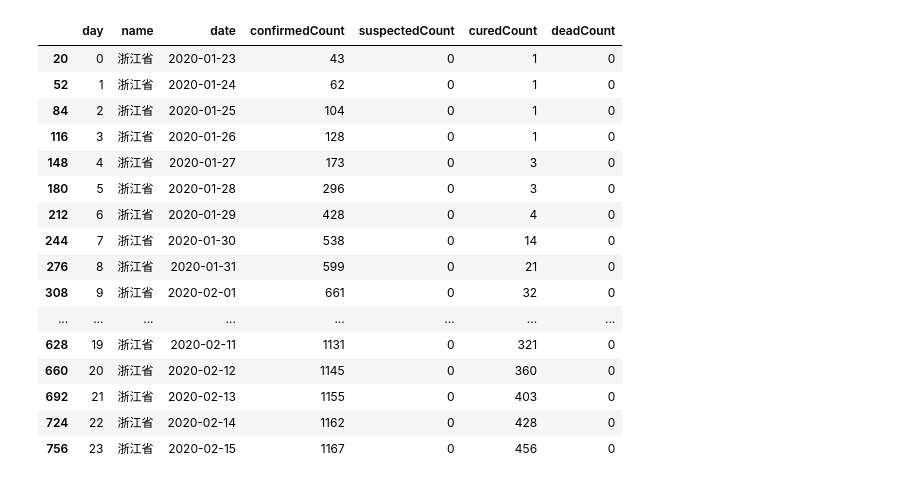
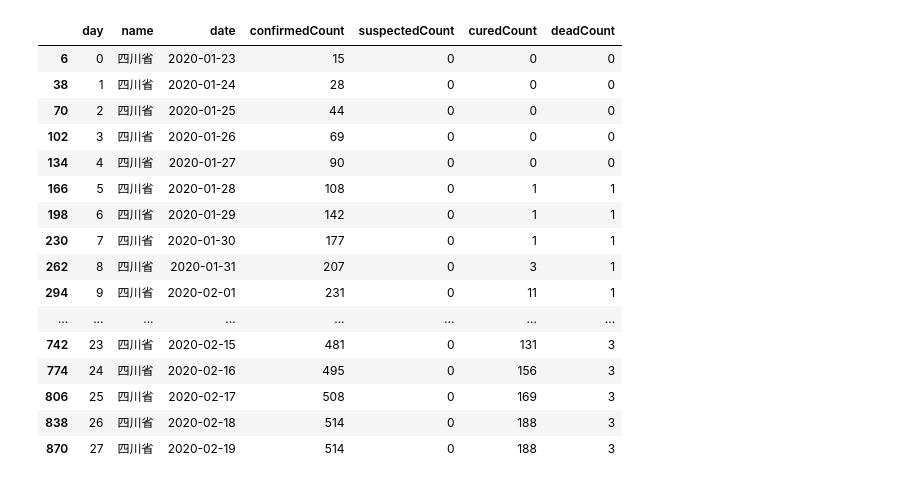
Before and after one commit to swj1442291549/COVID-19-analysis, a Jupyter notebook: analysis.ipynb, the cells around one changed output. Drawn from its saved outputs; the diff is of its cells as text; code cells hidden in the pictures.

```diff
--- a/analysis.ipynb
+++ b/analysis.ipynb
@@ -199,24 +212,24 @@ fig.show()
 # %%
-result=result_p[result_p.name=='浙江省']
+result=result_p[result_p.name=='四川省']
 result
 # %% [output]
 |  | day | name | date | confirmedCount | suspectedCount | curedCount | deadCount |
-| 20 | 0 | 浙江省 | 2020-01-23 | 43 | 0 | 1 | 0 |
-| 52 | 1 | 浙江省 | 2020-01-24 | 62 | 0 | 1 | 0 |
-| 84 | 2 | 浙江省 | 2020-01-25 | 104 | 0 | 1 | 0 |
-| 116 | 3 | 浙江省 | 2020-01-26 | 128 | 0 | 1 | 0 |
-| 148 | 4 | 浙江省 | 2020-01-27 | 173 | 0 | 3 | 0 |
-| 180 | 5 | 浙江省 | 2020-01-28 | 296 | 0 | 3 | 0 |
-| 212 | 6 | 浙江省 | 2020-01-29 | 428 | 0 | 4 | 0 |
-| 244 | 7 | 浙江省 | 2020-01-30 | 538 | 0 | 14 | 0 |
-| 276 | 8 | 浙江省 | 2020-01-31 | 599 | 0 | 21 | 0 |
-| 308 | 9 | 浙江省 | 2020-02-01 | 661 | 0 | 32 | 0 |
+| 6 | 0 | 四川省 | 2020-01-23 | 15 | 0 | 0 | 0 |
+| 38 | 1 | 四川省 | 2020-01-24 | 28 | 0 | 0 | 0 |
+| 70 | 2 | 四川省 | 2020-01-25 | 44 | 0 | 0 | 0 |
+| 102 | 3 | 四川省 | 2020-01-26 | 69 | 0 | 0 | 0 |
+| 134 | 4 | 四川省 | 2020-01-27 | 90 | 0 | 0 | 0 |
+| 166 | 5 | 四川省 | 2020-01-28 | 108 | 0 | 1 | 1 |
+| 198 | 6 | 四川省 | 2020-01-29 | 142 | 0 | 1 | 1 |
+| 230 | 7 | 四川省 | 2020-01-30 | 177 | 0 | 1 | 1 |
+| 262 | 8 | 四川省 | 2020-01-31 | 207 | 0 | 3 | 1 |
+| 294 | 9 | 四川省 | 2020-02-01 | 231 | 0 | 11 | 1 |
 | ... | ... | ... | ... | ... | ... | ... | ... |
-| 628 | 19 | 浙江省 | 2020-02-11 | 1131 | 0 | 321 | 0 |
-| 660 | 20 | 浙江省 | 2020-02-12 | 1145 | 0 | 360 | 0 |
-| 692 | 21 | 浙江省 | 2020-02-13 | 1155 | 0 | 403 | 0 |
-| 724 | 22 | 浙江省 | 2020-02-14 | 1162 | 0 | 428 | 0 |
-| 756 | 23 | 浙江省 | 2020-02-15 | 1167 | 0 | 456 | 0 |
+| 742 | 23 | 四川省 | 2020-02-15 | 481 | 0 | 131 | 3 |
+| 774 | 24 | 四川省 | 2020-02-16 | 495 | 0 | 156 | 3 |
+| 806 | 25 | 四川省 | 2020-02-17 | 508 | 0 | 169 | 3 |
+| 838 | 26 | 四川省 | 2020-02-18 | 514 | 0 | 188 | 3 |
+| 870 | 27 | 四川省 | 2020-02-19 | 514 | 0 | 188 | 3 |
 # %%
 result=result_p[result_p.name=='上海市']
 result
```
Also changed, not shown: parts of 4 cells of this notebook, 1 other file.
